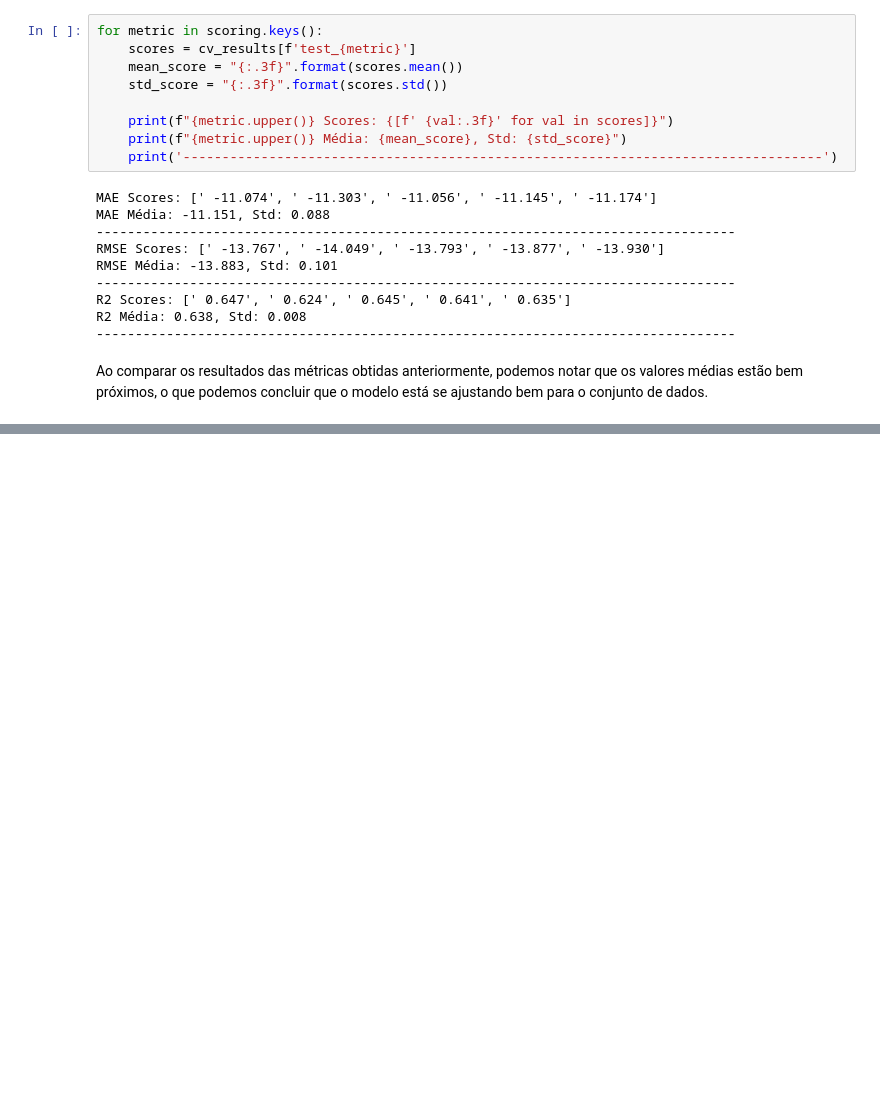
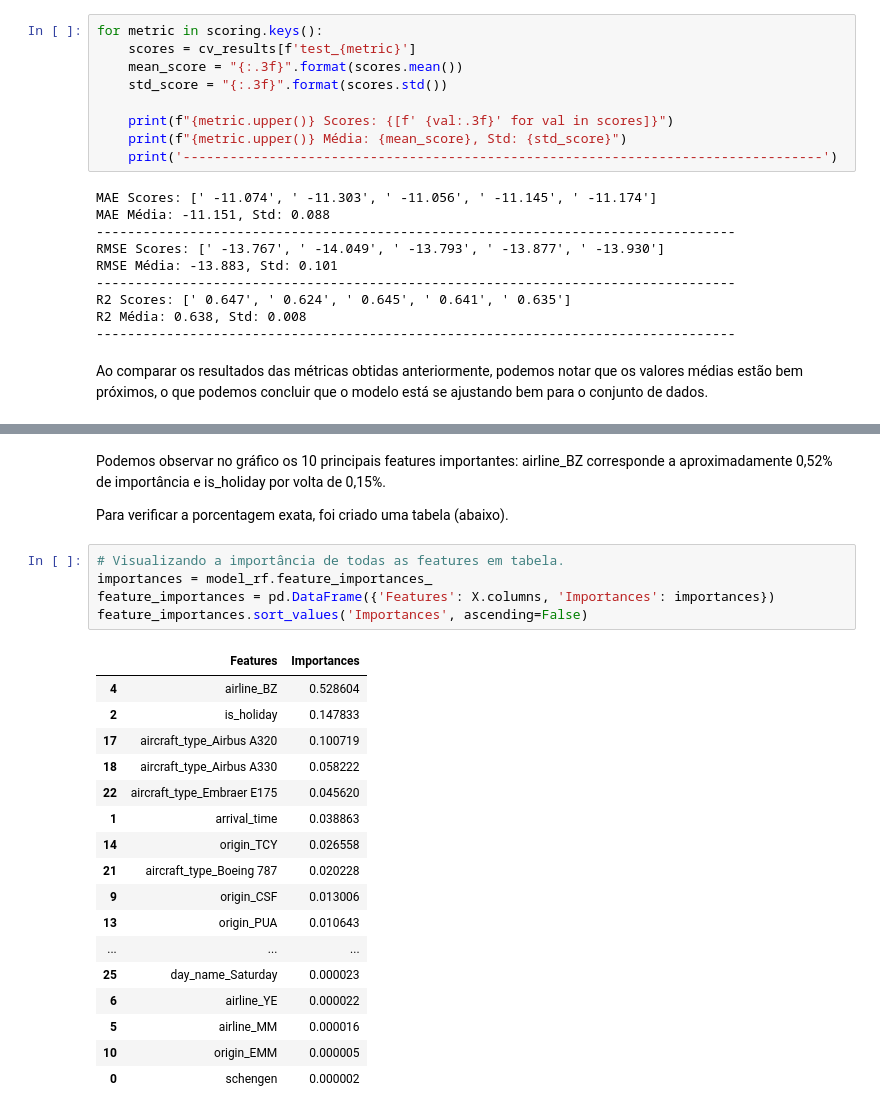
Before and after one commit to CrisNakamura/previsao_atraso_voo, a Jupyter notebook: modelo_atraso_voo.ipynb, the cells around one changed output, grey strips where cells are left out. Drawn from its saved outputs; the diff is of its cells as text; blank space fills up the shorter version.

```diff
--- a/modelo_atraso_voo.ipynb
+++ b/modelo_atraso_voo.ipynb
@@ -423,0 +437,27 @@ Ao comparar os resultados das métricas obtidas anteriormente, podemos notar que
+# %% [markdown]
+Podemos observar no gráfico os 10 principais features importantes: airline_BZ corresponde a aproximadamente 0,52% de importância e is_holiday por volta de 0,15%.
+
+Para verificar a porcentagem exata, foi criado uma tabela (abaixo).
+# %%
+# Visualizando a importância de todas as features em tabela.
+importances = model_rf.feature_importances_
+feature_importances = pd.DataFrame({'Features': X.columns, 'Importances': importances})
+feature_importances.sort_values('Importances', ascending=False)
+# %% [output]
+|  | Features | Importances |
+| 4 | airline_BZ | 0.528604 |
+| 2 | is_holiday | 0.147833 |
+| 17 | aircraft_type_Airbus A320 | 0.100719 |
+| 18 | aircraft_type_Airbus A330 | 0.058222 |
+| 22 | aircraft_type_Embraer E175 | 0.045620 |
+| 1 | arrival_time | 0.038863 |
+| 14 | origin_TCY | 0.026558 |
+| 21 | aircraft_type_Boeing 787 | 0.020228 |
+| 9 | origin_CSF | 0.013006 |
+| 13 | origin_PUA | 0.010643 |
+| ... | ... | ... |
+| 25 | day_name_Saturday | 0.000023 |
+| 6 | airline_YE | 0.000022 |
+| 5 | airline_MM | 0.000016 |
+| 10 | origin_EMM | 0.000005 |
+| 0 | schengen | 0.000002 |
```
Also changed, not shown: parts of 10 cells of this notebook.
